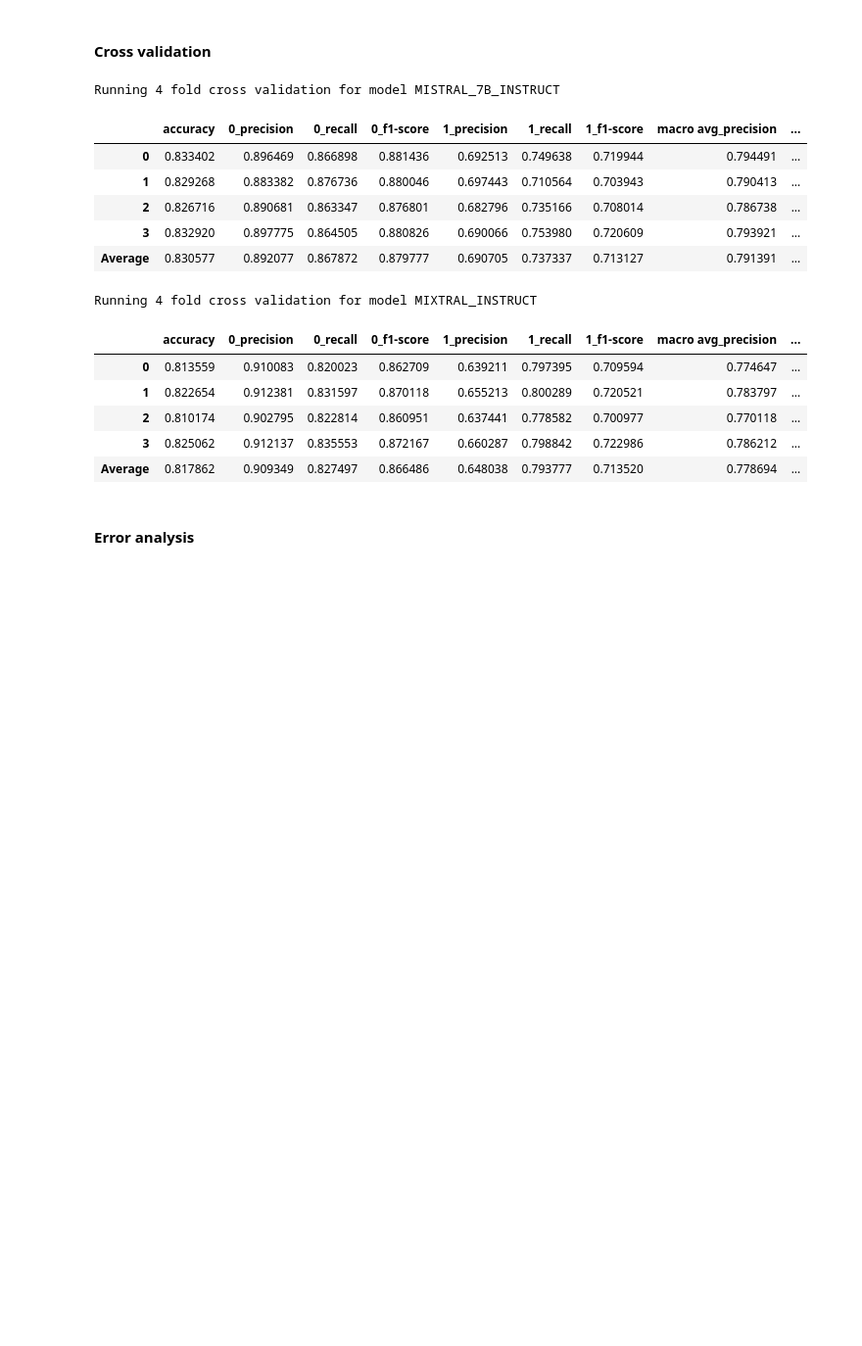
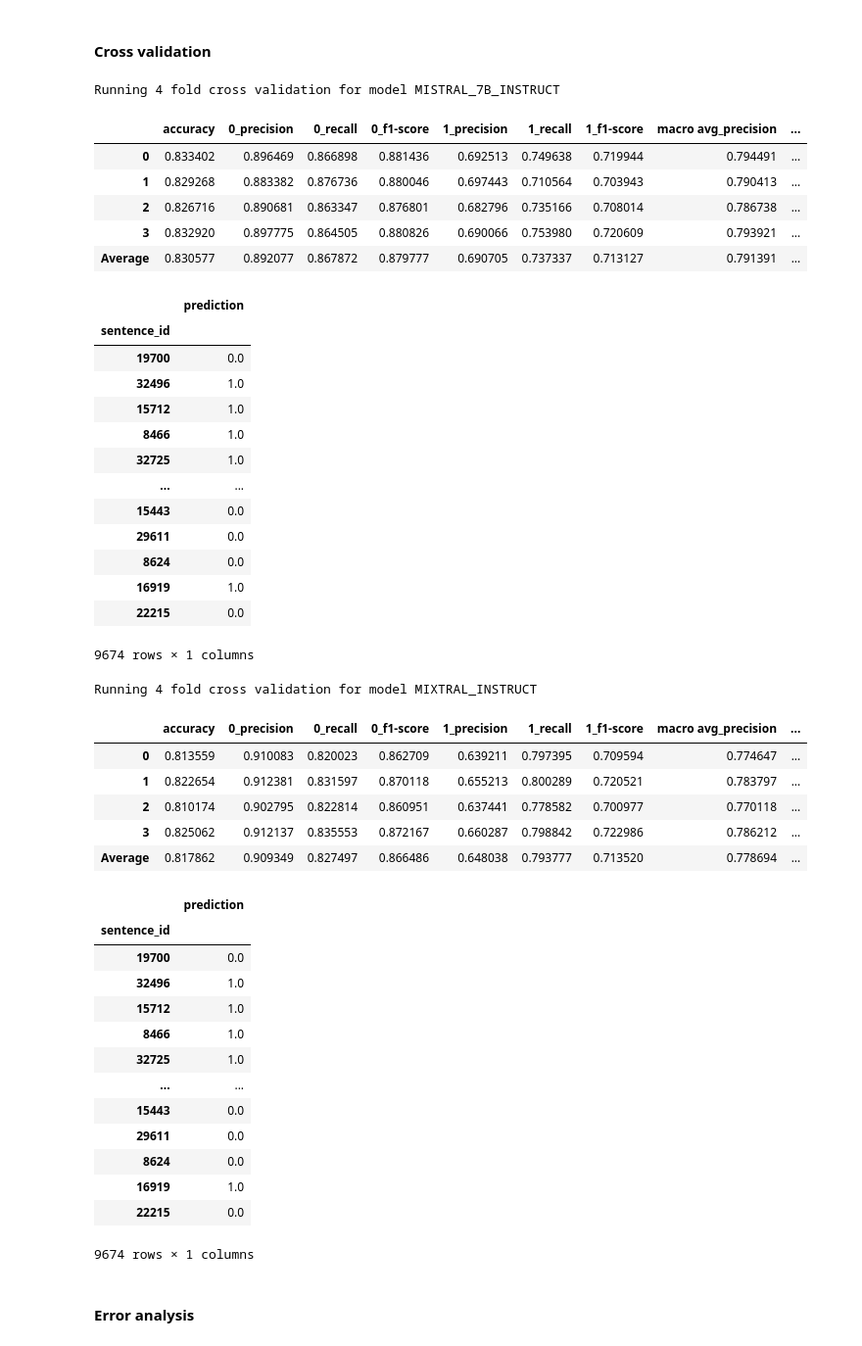
Before and after one commit to matsbratvold/Checkworthiness-Detection-with-Open-Source-LLMs, a Jupyter notebook: src/llm.ipynb, the cells around one changed output. Shown at 98% size. Saved outputs shown, nothing was run; the diff lists cells and outputs as text; code cells hidden in the pictures; blank space fills up the shorter version.

```diff
--- a/src/llm.ipynb
+++ b/src/llm.ipynb
@@ -98,32 +90,61 @@ generate_llm_predictions(
 # %%
 %autoreload
 
 crossval_folder = "../data/ClaimBuster_Datasets/crossval"
 for model_id in HuggingFaceModel:
     print(f"Running 4 fold cross validation for model {model_id.name}")
     dataset_path = f"../results/ClaimBuster/{model_id.name}/zeroshot/zeroshot1.csv"
     dataset_with_scores = pd.read_csv(dataset_path, index_col=0)
     save_folder = f"../results/ClaimBuster/{model_id.name}/zeroshot"
-    result = run_llm_cross_validation(
+    result, predictions = run_llm_cross_validation(
         data=dataset_with_scores, crossval_folder=crossval_folder, save_folder=save_folder
     )
 
     display(result)
+    display(predictions)
 # %% [output]
 Running 4 fold cross validation for model MISTRAL_7B_INSTRUCT
 |  | accuracy | 0_precision | 0_recall | 0_f1-score | 1_precision | 1_recall | 1_f1-score | macro avg_precision | ... |
 | 0 | 0.833402 | 0.896469 | 0.866898 | 0.881436 | 0.692513 | 0.749638 | 0.719944 | 0.794491 | ... |
 | 1 | 0.829268 | 0.883382 | 0.876736 | 0.880046 | 0.697443 | 0.710564 | 0.703943 | 0.790413 | ... |
 | 2 | 0.826716 | 0.890681 | 0.863347 | 0.876801 | 0.682796 | 0.735166 | 0.708014 | 0.786738 | ... |
 | 3 | 0.832920 | 0.897775 | 0.864505 | 0.880826 | 0.690066 | 0.753980 | 0.720609 | 0.793921 | ... |
 | Average | 0.830577 | 0.892077 | 0.867872 | 0.879777 | 0.690705 | 0.737337 | 0.713127 | 0.791391 | ... |
+|  | prediction |
+| sentence_id |  |
+| 19700 | 0.0 |
+| 32496 | 1.0 |
+| 15712 | 1.0 |
+| 8466 | 1.0 |
+| 32725 | 1.0 |
+| ... | ... |
+| 15443 | 0.0 |
+| 29611 | 0.0 |
+| 8624 | 0.0 |
+| 16919 | 1.0 |
+| 22215 | 0.0 |
-Running 4 fold cross validation for model MIXTRAL_INSTRUCT
+9674 rows × 1 columns
-|  | accuracy | 0_precision | 0_recall | 0_f1-score | 1_precision | 1_recall | 1_f1-score | macro avg_precision | ... |
-| 0 | 0.813559 | 0.910083 | 0.820023 | 0.862709 | 0.639211 | 0.797395 | 0.709594 | 0.774647 | ... |
-| 1 | 0.822654 | 0.912381 | 0.831597 | 0.870118 | 0.655213 | 0.800289 | 0.720521 | 0.783797 | ... |
-| 2 | 0.810174 | 0.902795 | 0.822814 | 0.860951 | 0.637441 | 0.778582 | 0.700977 | 0.770118 | ... |
-| 3 | 0.825062 | 0.912137 | 0.835553 | 0.872167 | 0.660287 | 0.798842 | 0.722986 | 0.786212 | ... |
-| Average | 0.817862 | 0.909349 | 0.827497 | 0.866486 | 0.648038 | 0.793777 | 0.713520 | 0.778694 | ... |
+Running 4 fold cross validation for model MIXTRAL_INSTRUCT
+|  | accuracy | 0_precision | 0_recall | 0_f1-score | 1_precision | 1_recall | 1_f1-score | macro avg_precision | ... |
+| 0 | 0.813559 | 0.910083 | 0.820023 | 0.862709 | 0.639211 | 0.797395 | 0.709594 | 0.774647 | ... |
+| 1 | 0.822654 | 0.912381 | 0.831597 | 0.870118 | 0.655213 | 0.800289 | 0.720521 | 0.783797 | ... |
+| 2 | 0.810174 | 0.902795 | 0.822814 | 0.860951 | 0.637441 | 0.778582 | 0.700977 | 0.770118 | ... |
+| 3 | 0.825062 | 0.912137 | 0.835553 | 0.872167 | 0.660287 | 0.798842 | 0.722986 | 0.786212 | ... |
+| Average | 0.817862 | 0.909349 | 0.827497 | 0.866486 | 0.648038 | 0.793777 | 0.713520 | 0.778694 | ... |
+|  | prediction |
+| sentence_id |  |
+| 19700 | 0.0 |
+| 32496 | 1.0 |
+| 15712 | 1.0 |
+| 8466 | 1.0 |
+| 32725 | 1.0 |
+| ... | ... |
+| 15443 | 0.0 |
+| 29611 | 0.0 |
+| 8624 | 0.0 |
+| 16919 | 1.0 |
+| 22215 | 0.0 |
+9674 rows × 1 columns
 # %% [markdown]
 #### Error analysis
 # %%
```
Also changed, not shown: parts of 5 cells of this notebook, 22 other files.
